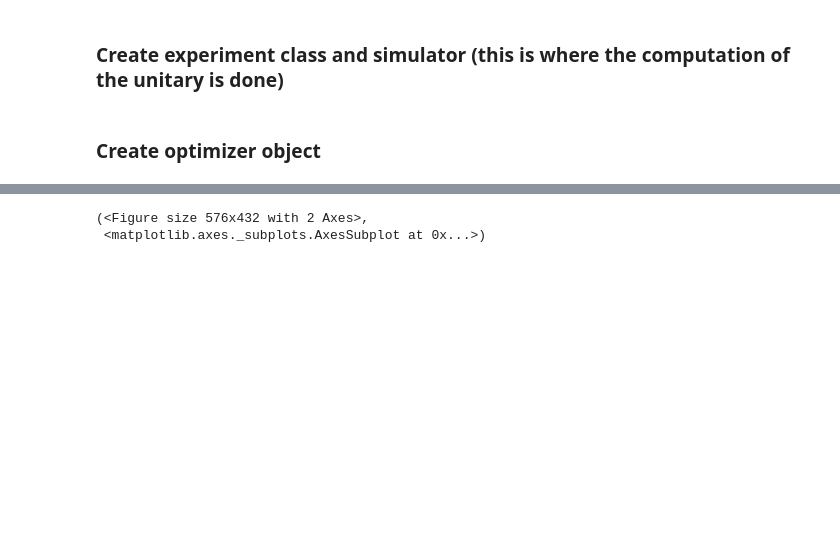
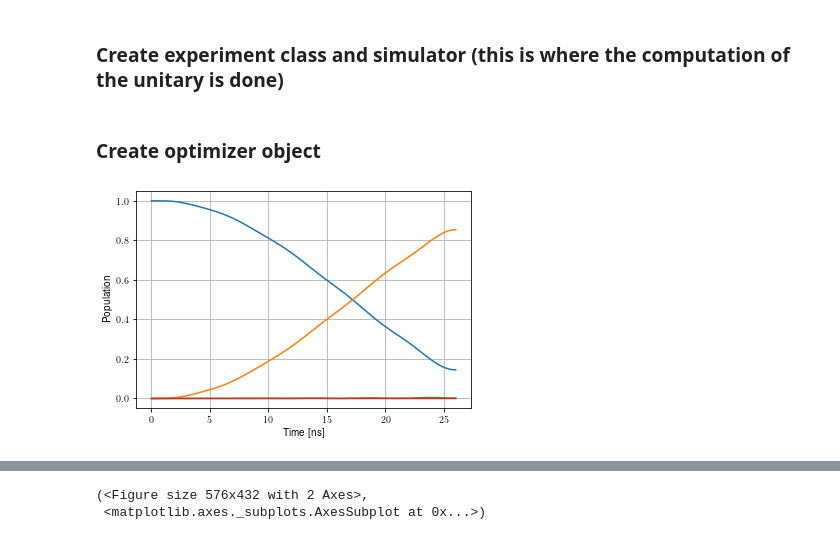
Before and after one commit to q-optimize/c3, a Jupyter notebook: c3po/notebooks/TAIWAN 1q.ipynb, the cells around one changed output, grey strips where cells are left out. Saved outputs shown, nothing was run; the diff lists cells and outputs as text; code cells hidden in the pictures; blank space fills up the shorter version.

```diff
--- a/c3po/notebooks/TAIWAN 1q.ipynb
+++ b/c3po/notebooks/TAIWAN 1q.ipynb
@@ -26,9 +26,7 @@ from c3po.qt_utils import basis, xy_basis, perfect_gate
 # %%
 # System
 qubit_freq1 = 5.805e9 * 2 * np.pi
-qubit_anhar1 = -0.217e9 * 2 * np.pi
-# here  a negative anharmonicity gives a smaller spacing of 1-2 than 0-1
-# from the email this should be positive but we're assuming it was a type (in case it's not fell free to change it)
+qubit_anhar1 = -0.217e9 * 2 * np.pi # here  a negative anharmonicity gives a smaller spacing of 1-2 than 0-1
 qubit_freq2 = 5.238e9 * 2 * np.pi
 qubit_anhar2 = -0.226e9 * 2 * np.pi
 g_coupling = 4.22e9 * 2 * np.pi
@@ -37,7 +35,7 @@ qubit_lvls = 4
 coupling_ham = hamiltonians.int_YY
 drive_ham = hamiltonians.y_drive
 v_hz_conversion = 1 # this allows you to put voltage as amplitude and it will convert them to Hz
-t_final = 5e-9 # length of the gates
+t_final = 26e-9 # length of the gates
 
 env_freq = 0.5 / t_final * 2 * np.pi
 carr_freq = qubit_freq1
@@ -90,7 +91,7 @@ gen = generator.Generator(devices)
 # %%
 # Define parameters and bounds of given envelope functions
 fsin_params = {
-    'amp': 0.5 * np.pi / t_final, # power in Volts (rescaled with v_hz_conversion)
+    'amp': 1.0 * np.pi / t_final, # power in Volts (rescaled with v_hz_conversion)
     'amps': 1 / np.arange(1, 10, 2), # relative amplitude of each component
     # you can also just adjust the amps in volts directly and not include amp (it will default to 1)
     'freqs': np.arange(1, 10, 2) * env_freq,
@@ -98,7 +99,7 @@ fsin_params = {
 }
 fsin_bounds = {
     'amp': [0.0, np.pi / t_final],
-    'amps': [0.0, 2.0] * 5,
+    'amps': [0.05, 1.5] * 5,
     'freqs': np.arange(0.5, 10, 1) * env_freq,
     'xy_angle': [-np.pi/4, np.pi/4]
 }
@@ -209,6 +204,12 @@ def unitary_infid(U_dict: dict):
                 )**2
     infid = 1 - unit_fid
     return infid
+# %%
+U_dict = sim.get_gates(params, opt_map)
+U = U_dict['Y90p_Q1']
+sim.plot_dynamics(ket_0)
+# %% [output]
+[figure, added]
 # %%
 with tf.device('/CPU:0'):
     opt.optimize_controls(
```
Also changed, not shown: parts of 26 cells of this notebook, 1 other file.
